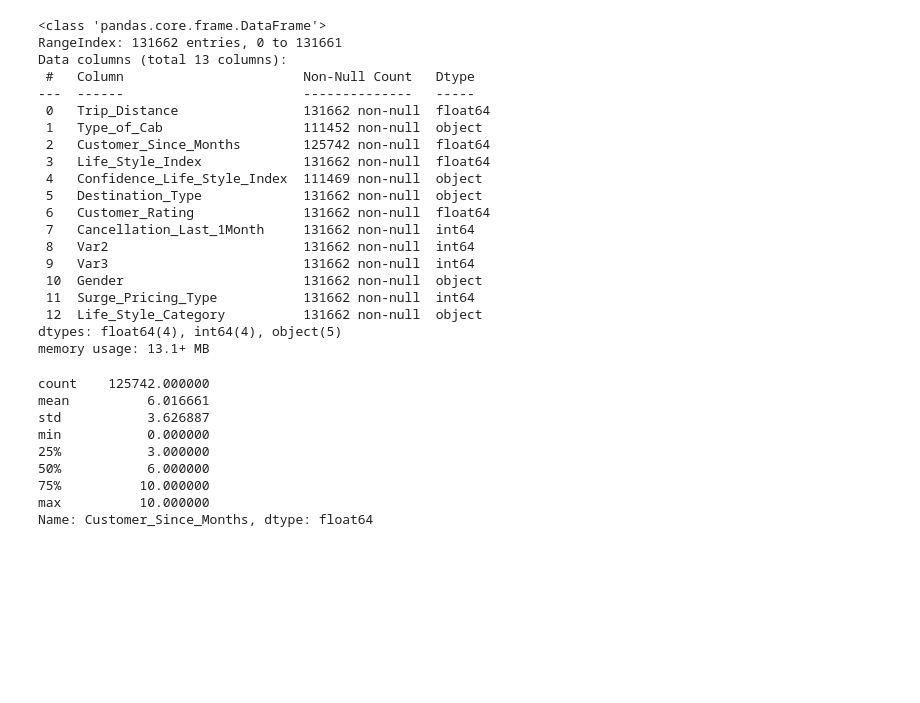
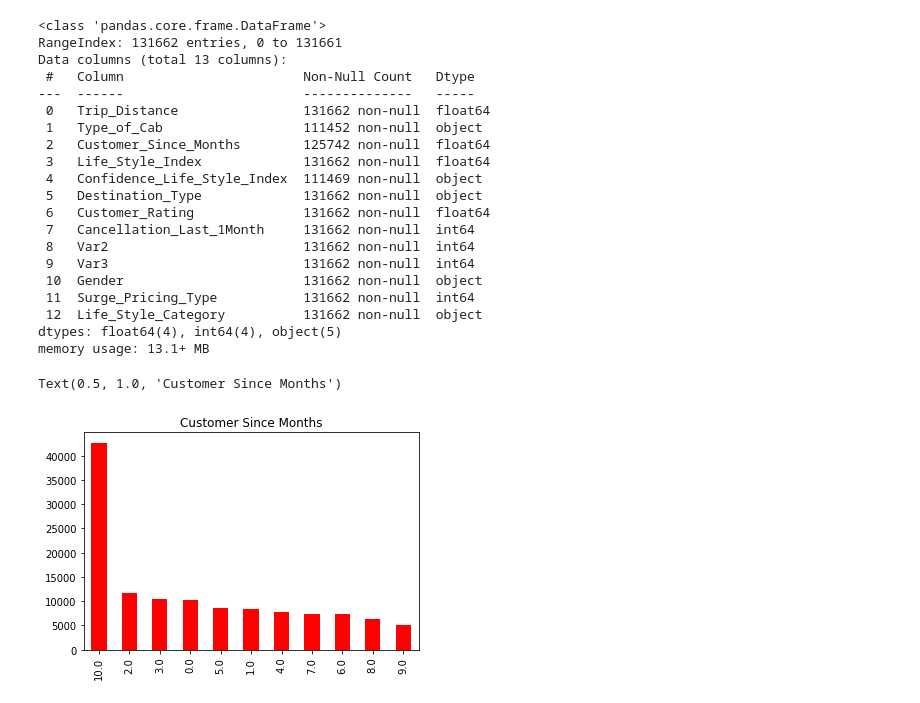
Before and after one commit to sspaulc/TAXI-MOBILITY-SURGE-PRICE-PREDICTION, a Jupyter notebook: Taxi_Price_Surge_Prediction.ipynb, the cells around one changed output. Drawn from its saved outputs; the diff is of its cells as text; code cells hidden in the pictures; blank space fills up the shorter version.

```diff
--- a/Taxi_Price_Surge_Prediction.ipynb
+++ b/Taxi_Price_Surge_Prediction.ipynb
@@ -151,14 +153,11 @@ Data columns (total 13 columns):
 dtypes: float64(4), int64(4), object(5)
 memory usage: 13.1+ MB
 # %%
-data['Customer_Since_Months'].describe()
+data['Customer_Since_Months']= data['Customer_Since_Months'].dropna()
-# %% [output]
-count    125742.000000
-mean          6.016661
-std           3.626887
-min           0.000000
-25%           3.000000
-50%           6.000000
-75%          10.000000
-max          10.000000
-Name: Customer_Since_Months, dtype: float64
+# %%
+data['Customer_Since_Months'].value_counts().plot(kind='bar',color='red')
+
+plt.title('Customer Since Months')
+# %% [output]
+Text(0.5, 1.0, 'Customer Since Months')
+[figure, added]
```
Also changed, not shown: parts of 12 cells of this notebook.
